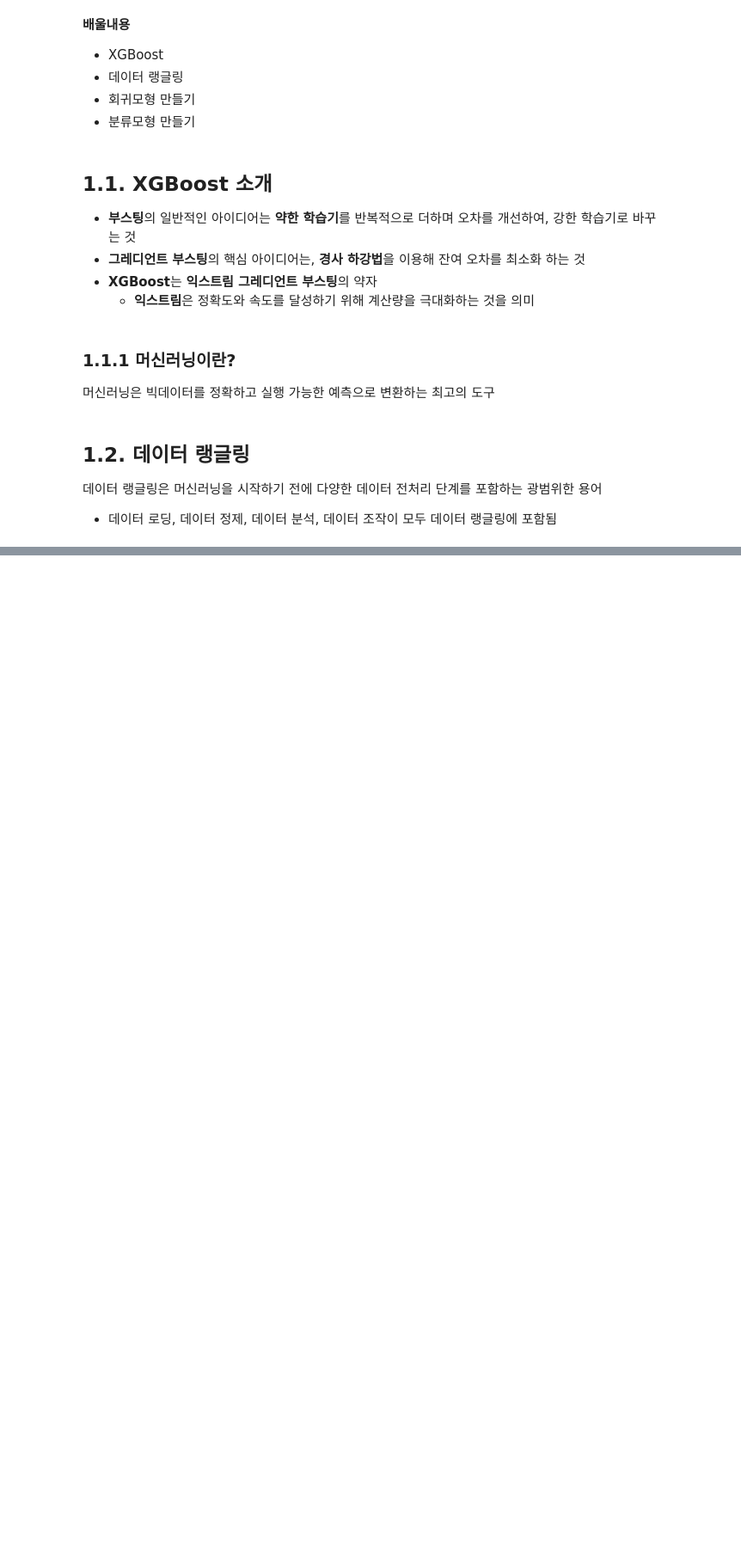
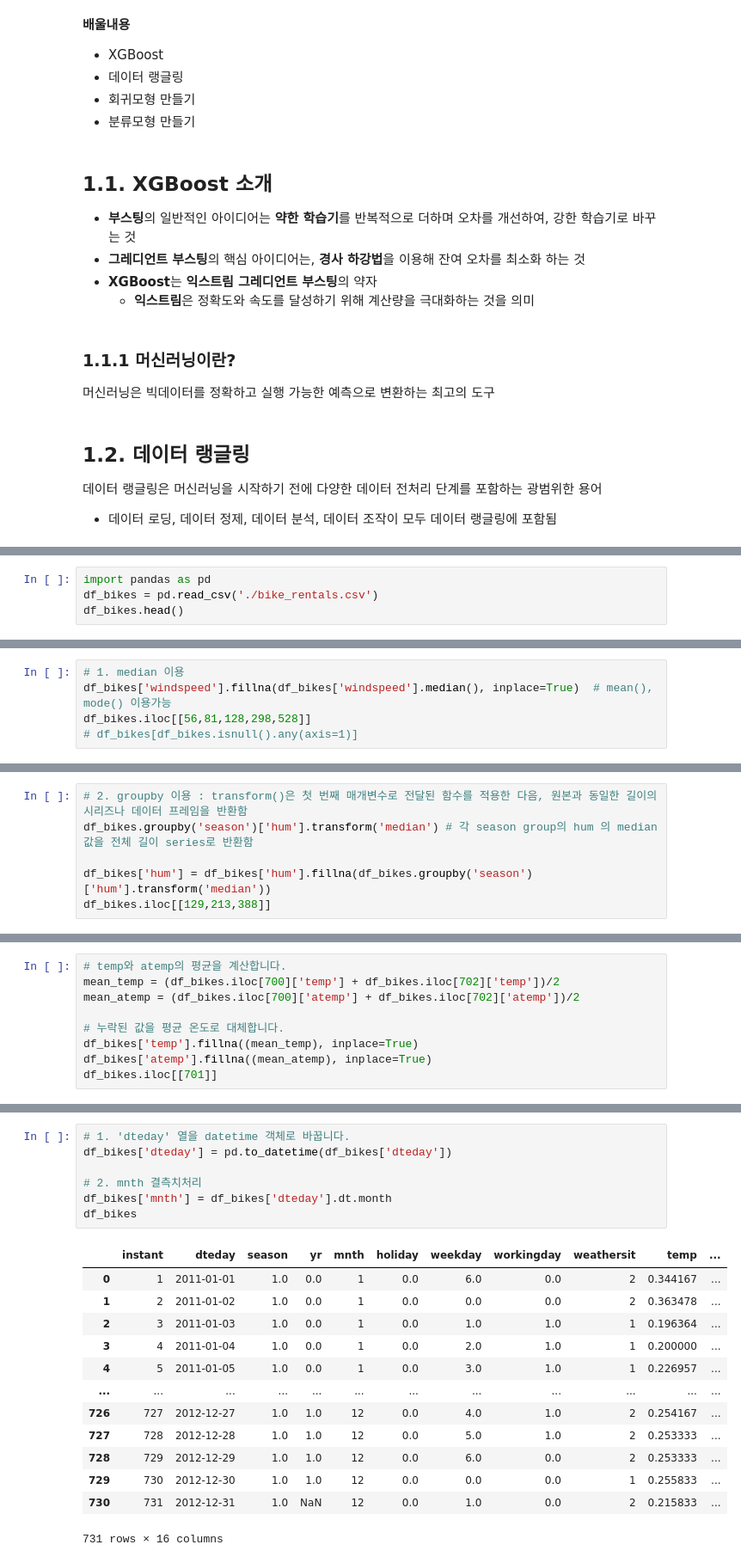
Before and after one commit to jisy2718/ML, a Jupyter notebook: xgboost/Ch01_머신러닝개요/Ch01.머신러닝개요.ipynb, the cells around one changed output, grey strips where cells are left out. Shown: that part at 86% size. Drawn from its saved outputs; the diff is of its cells as text; blank space fills up the shorter version.

```diff
--- a/xgboost/Ch01_머신러닝개요/Ch01.머신러닝개요.ipynb
+++ b/xgboost/Ch01_머신러닝개요/Ch01.머신러닝개요.ipynb
@@ -24,0 +27,4 @@
+# %%
+import pandas as pd
+df_bikes = pd.read_csv('./bike_rentals.csv')
+df_bikes.head()
@@ -24,0 +139,5 @@
+# %%
+# 1. median 이용
+df_bikes['windspeed'].fillna(df_bikes['windspeed'].median(), inplace=True)  # mean(), mode() 이용가능
+df_bikes.iloc[[56,81,128,298,528]]
+# df_bikes[df_bikes.isnull().any(axis=1)]
@@ -24,0 +154,6 @@
+# %%
+# 2. groupby 이용 : transform()은 첫 번째 매개변수로 전달된 함수를 적용한 다음, 원본과 동일한 길이의 시리즈나 데이터 프레임을 반환함
+df_bikes.groupby('season')['hum'].transform('median') # 각 season group의 hum 의 median값을 전체 길이 series로 반환함
+
+df_bikes['hum'] = df_bikes['hum'].fillna(df_bikes.groupby('season')['hum'].transform('median'))
+df_bikes.iloc[[129,213,388]]
@@ -24,0 +181,9 @@
+# %%
+# temp와 atemp의 평균을 계산합니다.
+mean_temp = (df_bikes.iloc[700]['temp'] + df_bikes.iloc[702]['temp'])/2
+mean_atemp = (df_bikes.iloc[700]['atemp'] + df_bikes.iloc[702]['atemp'])/2
+
+# 누락된 값을 평균 온도로 대체합니다.
+df_bikes['temp'].fillna((mean_temp), inplace=True)
+df_bikes['atemp'].fillna((mean_atemp), inplace=True)
+df_bikes.iloc[[701]]
@@ -24,0 +196,21 @@
+# %%
+# 1. 'dteday' 열을 datetime 객체로 바꿉니다.
+df_bikes['dteday'] = pd.to_datetime(df_bikes['dteday'])
+
+# 2. mnth 결측치처리
+df_bikes['mnth'] = df_bikes['dteday'].dt.month
+df_bikes
+# %% [output]
+|  | instant | dteday | season | yr | mnth | holiday | weekday | workingday | weathersit | temp | ... |
+| 0 | 1 | 2011-01-01 | 1.0 | 0.0 | 1 | 0.0 | 6.0 | 0.0 | 2 | 0.344167 | ... |
+| 1 | 2 | 2011-01-02 | 1.0 | 0.0 | 1 | 0.0 | 0.0 | 0.0 | 2 | 0.363478 | ... |
+| 2 | 3 | 2011-01-03 | 1.0 | 0.0 | 1 | 0.0 | 1.0 | 1.0 | 1 | 0.196364 | ... |
+| 3 | 4 | 2011-01-04 | 1.0 | 0.0 | 1 | 0.0 | 2.0 | 1.0 | 1 | 0.200000 | ... |
+| 4 | 5 | 2011-01-05 | 1.0 | 0.0 | 1 | 0.0 | 3.0 | 1.0 | 1 | 0.226957 | ... |
+| ... | ... | ... | ... | ... | ... | ... | ... | ... | ... | ... | ... |
+| 726 | 727 | 2012-12-27 | 1.0 | 1.0 | 12 | 0.0 | 4.0 | 1.0 | 2 | 0.254167 | ... |
+| 727 | 728 | 2012-12-28 | 1.0 | 1.0 | 12 | 0.0 | 5.0 | 1.0 | 2 | 0.253333 | ... |
+| 728 | 729 | 2012-12-29 | 1.0 | 1.0 | 12 | 0.0 | 6.0 | 0.0 | 2 | 0.253333 | ... |
+| 729 | 730 | 2012-12-30 | 1.0 | 1.0 | 12 | 0.0 | 0.0 | 0.0 | 1 | 0.255833 | ... |
+| 730 | 731 | 2012-12-31 | 1.0 | NaN | 12 | 0.0 | 1.0 | 0.0 | 2 | 0.215833 | ... |
+731 rows × 16 columns
```
Also changed, not shown: parts of 65 cells of this notebook, 2 other files.
